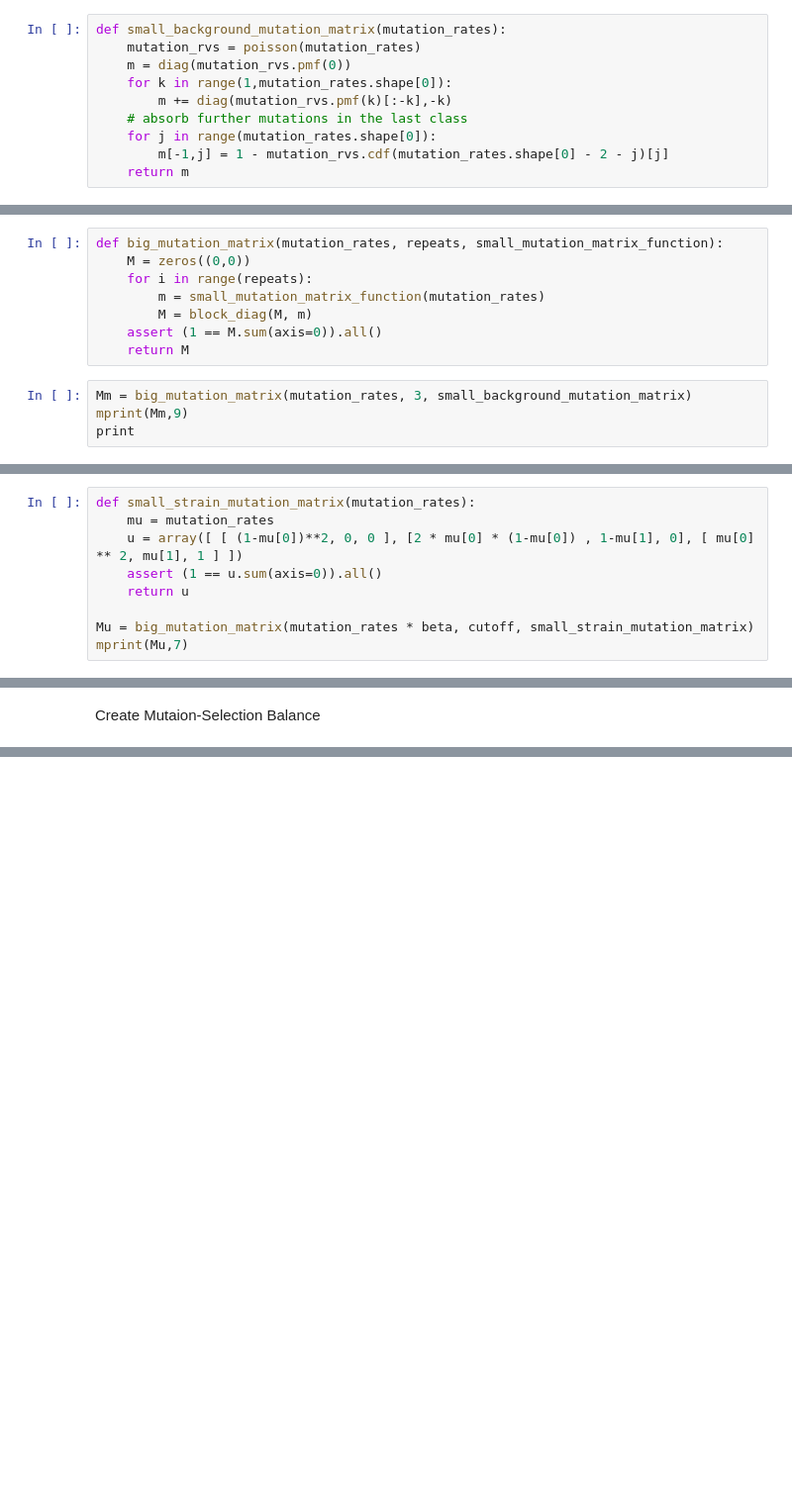
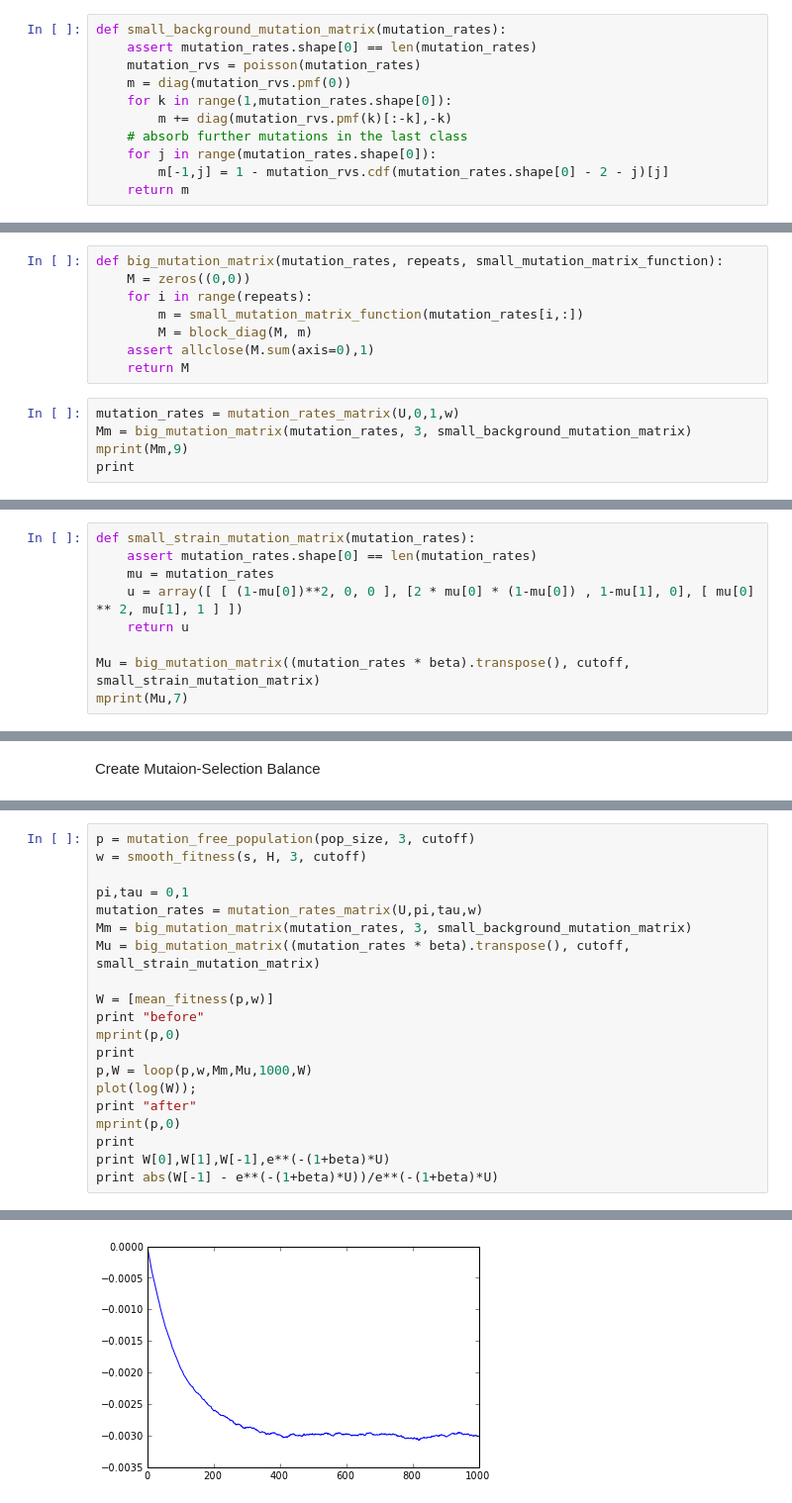
Before and after one commit to yoavram/ruggedsim, a Jupyter notebook: stochastic/ruggedsim new model.ipynb, the cells around one changed output, grey strips where cells are left out. Shown at 99% size. Cells and saved outputs as stored; diff of their text form; blank space fills up the shorter version.

Commit message:
fixed assert, ran msb with sim

```diff
--- a/stochastic/ruggedsim new model.ipynb
+++ b/stochastic/ruggedsim new model.ipynb
@@ -143,6 +155,7 @@ print mutation_rates
 The mutation matrix $m_{i,j}$ gives the transition probabilities from individual with $j$ harmful alleles to an individual with $i$ harmful alleles, where $i \ge j \ge 0$ and $i \ge 0$.
 # %%
 def small_background_mutation_matrix(mutation_rates):
+    assert mutation_rates.shape[0] == len(mutation_rates)
     mutation_rvs = poisson(mutation_rates)
     m = diag(mutation_rvs.pmf(0))
     for k in range(1,mutation_rates.shape[0]):
@@ -157,11 +177,12 @@ This matrix now must be composed into a larger block matrix for the entire popul
 def big_mutation_matrix(mutation_rates, repeats, small_mutation_matrix_function):
     M = zeros((0,0))
     for i in range(repeats):
-        m = small_mutation_matrix_function(mutation_rates)
+        m = small_mutation_matrix_function(mutation_rates[i,:])
         M = block_diag(M, m)
-    assert (1 == M.sum(axis=0)).all()
+    assert allclose(M.sum(axis=0),1)
     return M
 # %%
+mutation_rates = mutation_rates_matrix(U,0,1,w)
 Mm = big_mutation_matrix(mutation_rates, 3, small_background_mutation_matrix)
 mprint(Mm,9)
 print
@@ -202,12 +224,12 @@ mprint(p,0)
 #### Strain mutation
 # %%
 def small_strain_mutation_matrix(mutation_rates):
+    assert mutation_rates.shape[0] == len(mutation_rates)
     mu = mutation_rates
     u = array([ [ (1-mu[0])**2, 0, 0 ], [2 * mu[0] * (1-mu[0]) , 1-mu[1], 0], [ mu[0] ** 2, mu[1], 1 ] ])
-    assert (1 == u.sum(axis=0)).all()
     return u
 
-Mu = big_mutation_matrix(mutation_rates * beta, cutoff, small_strain_mutation_matrix)
+Mu = big_mutation_matrix((mutation_rates * beta).transpose(), cutoff, small_strain_mutation_matrix)
 mprint(Mu,7)
 # %% [output]
 0.9999988 0.0000000 0.0000000 0.0000000 0.0000000 0.0000000 0.0000000 0.0000000 0.0000000 0.0000000 0.0000000 0.0000000
@@ -355,0 +329,21 @@ W[-1],e**(-(1+beta)*U)*(1+s*H)
+# %%
+p = mutation_free_population(pop_size, 3, cutoff)
+w = smooth_fitness(s, H, 3, cutoff)
+
+pi,tau = 0,1
+mutation_rates = mutation_rates_matrix(U,pi,tau,w)
+Mm = big_mutation_matrix(mutation_rates, 3, small_background_mutation_matrix)
+Mu = big_mutation_matrix((mutation_rates * beta).transpose(), cutoff, small_strain_mutation_matrix)
+
+W = [mean_fitness(p,w)]
+print "before"
+mprint(p,0)
+print
+p,W = loop(p,w,Mm,Mu,1000,W)
+plot(log(W));
+print "after"
+mprint(p,0)
+print
+print W[0],W[1],W[-1],e**(-(1+beta)*U)
+print abs(W[-1] - e**(-(1+beta)*U))/e**(-(1+beta)*U)
+# %% [output]
@@ -355,0 +362 @@ W[-1],e**(-(1+beta)*U)*(1+s*H)
+[figure, added]
```
Also changed, not shown: parts of 25 cells of this notebook.
